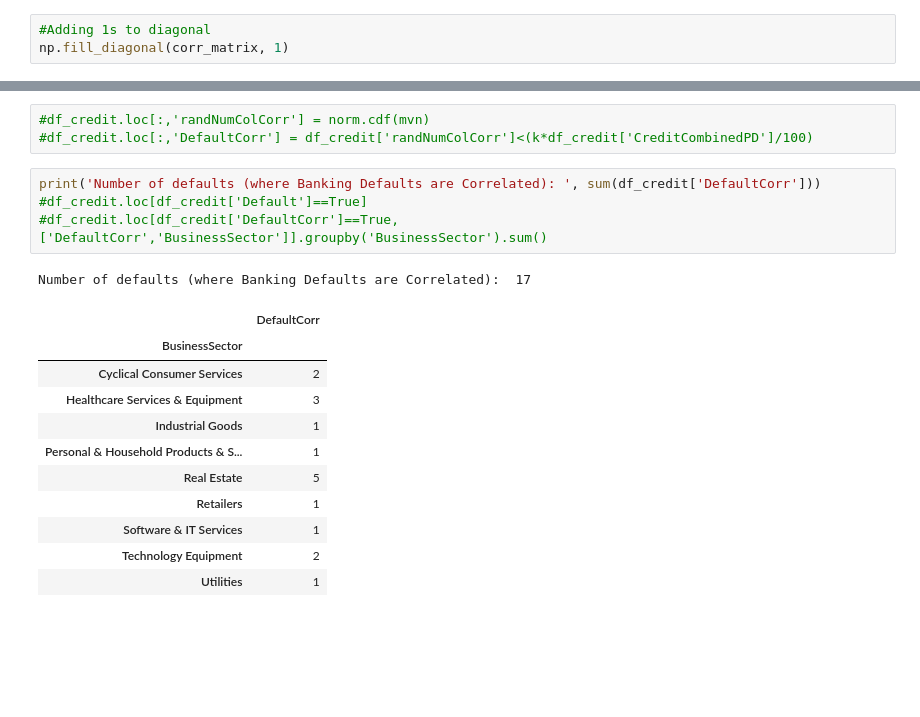
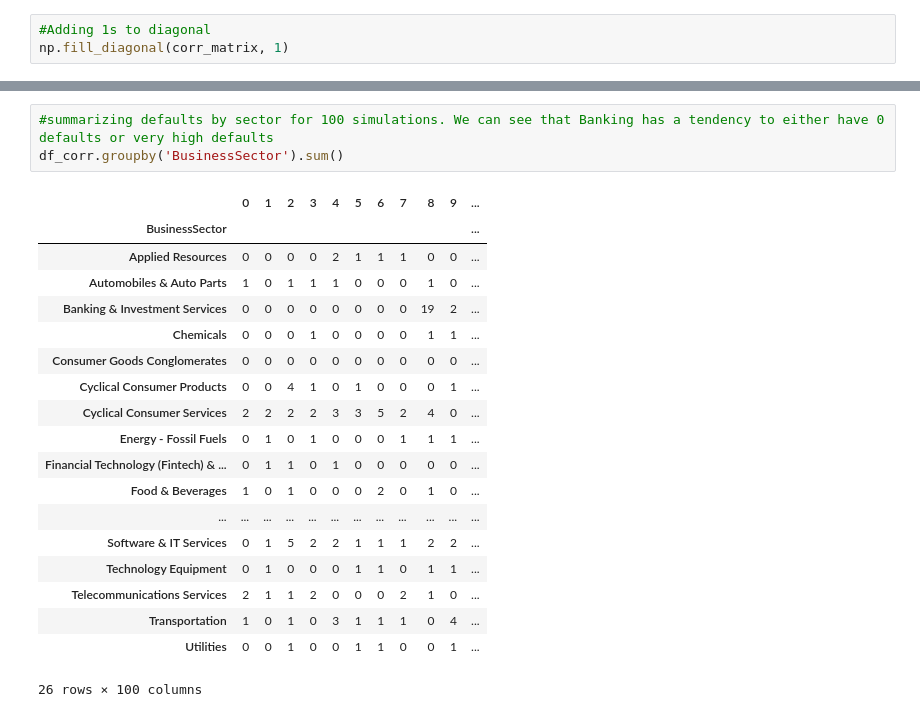
Before and after one commit to wczubal1/BloombergTask, a Jupyter notebook: BloombergTaskWitoldCzubala.ipynb, the cells around one changed output, grey strips where cells are left out. Drawn from its saved outputs; the diff is of its cells as text; blank space fills up the shorter version.

```diff
--- a/BloombergTaskWitoldCzubala.ipynb
+++ b/BloombergTaskWitoldCzubala.ipynb
@@ -383,20 +344,23 @@ dtype: int64
-# %%
-#df_credit.loc[:,'randNumColCorr'] = norm.cdf(mvn)
-#df_credit.loc[:,'DefaultCorr'] = df_credit['randNumColCorr']<(k*df_credit['CreditCombinedPD']/100)
-# %%
-print('Number of defaults (where Banking Defaults are Correlated): ', sum(df_credit['DefaultCorr']))
-#df_credit.loc[df_credit['Default']==True]
-#df_credit.loc[df_credit['DefaultCorr']==True,['DefaultCorr','BusinessSector']].groupby('BusinessSector').sum()
-# %% [output]
-Number of defaults (where Banking Defaults are Correlated):  17
-|  | DefaultCorr |
-| BusinessSector |  |
-| Cyclical Consumer Services | 2 |
-| Healthcare Services & Equipment | 3 |
-| Industrial Goods | 1 |
-| Personal & Household Products & S... | 1 |
-| Real Estate | 5 |
-| Retailers | 1 |
-| Software & IT Services | 1 |
-| Technology Equipment | 2 |
-| Utilities | 1 |
+# %%
+#summarizing defaults by sector for 100 simulations. We can see that Banking has a tendency to either have 0 defaults or very high defaults
+df_corr.groupby('BusinessSector').sum()
+# %% [output]
+|  | 0 | 1 | 2 | 3 | 4 | 5 | 6 | 7 | 8 | 9 | ... |
+| BusinessSector |  |  |  |  |  |  |  |  |  |  | ... |
+| Applied Resources | 0 | 0 | 0 | 0 | 2 | 1 | 1 | 1 | 0 | 0 | ... |
+| Automobiles & Auto Parts | 1 | 0 | 1 | 1 | 1 | 0 | 0 | 0 | 1 | 0 | ... |
+| Banking & Investment Services | 0 | 0 | 0 | 0 | 0 | 0 | 0 | 0 | 19 | 2 | ... |
+| Chemicals | 0 | 0 | 0 | 1 | 0 | 0 | 0 | 0 | 1 | 1 | ... |
+| Consumer Goods Conglomerates | 0 | 0 | 0 | 0 | 0 | 0 | 0 | 0 | 0 | 0 | ... |
+| Cyclical Consumer Products | 0 | 0 | 4 | 1 | 0 | 1 | 0 | 0 | 0 | 1 | ... |
+| Cyclical Consumer Services | 2 | 2 | 2 | 2 | 3 | 3 | 5 | 2 | 4 | 0 | ... |
+| Energy - Fossil Fuels | 0 | 1 | 0 | 1 | 0 | 0 | 0 | 1 | 1 | 1 | ... |
+| Financial Technology (Fintech) & ... | 0 | 1 | 1 | 0 | 1 | 0 | 0 | 0 | 0 | 0 | ... |
+| Food & Beverages | 1 | 0 | 1 | 0 | 0 | 0 | 2 | 0 | 1 | 0 | ... |
+| ... | ... | ... | ... | ... | ... | ... | ... | ... | ... | ... | ... |
+| Software & IT Services | 0 | 1 | 5 | 2 | 2 | 1 | 1 | 1 | 2 | 2 | ... |
+| Technology Equipment | 0 | 1 | 0 | 0 | 0 | 1 | 1 | 0 | 1 | 1 | ... |
+| Telecommunications Services | 2 | 1 | 1 | 2 | 0 | 0 | 0 | 2 | 1 | 0 | ... |
+| Transportation | 1 | 0 | 1 | 0 | 3 | 1 | 1 | 1 | 0 | 4 | ... |
+| Utilities | 0 | 0 | 1 | 0 | 0 | 1 | 1 | 0 | 0 | 1 | ... |
+26 rows × 100 columns
```
Also changed, not shown: parts of 13 cells of this notebook.
